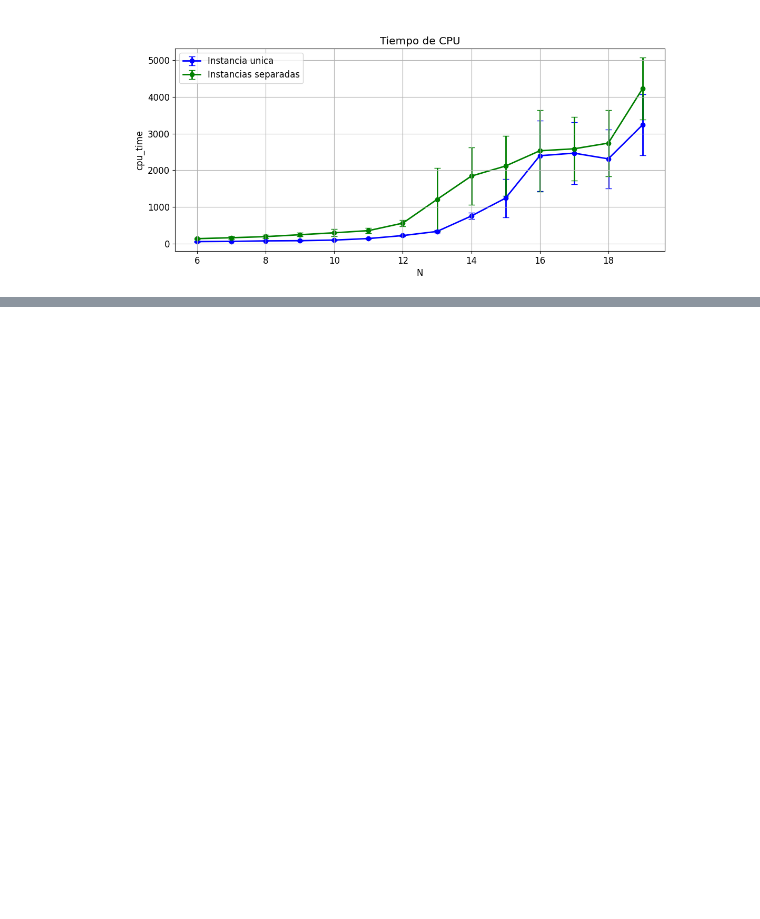
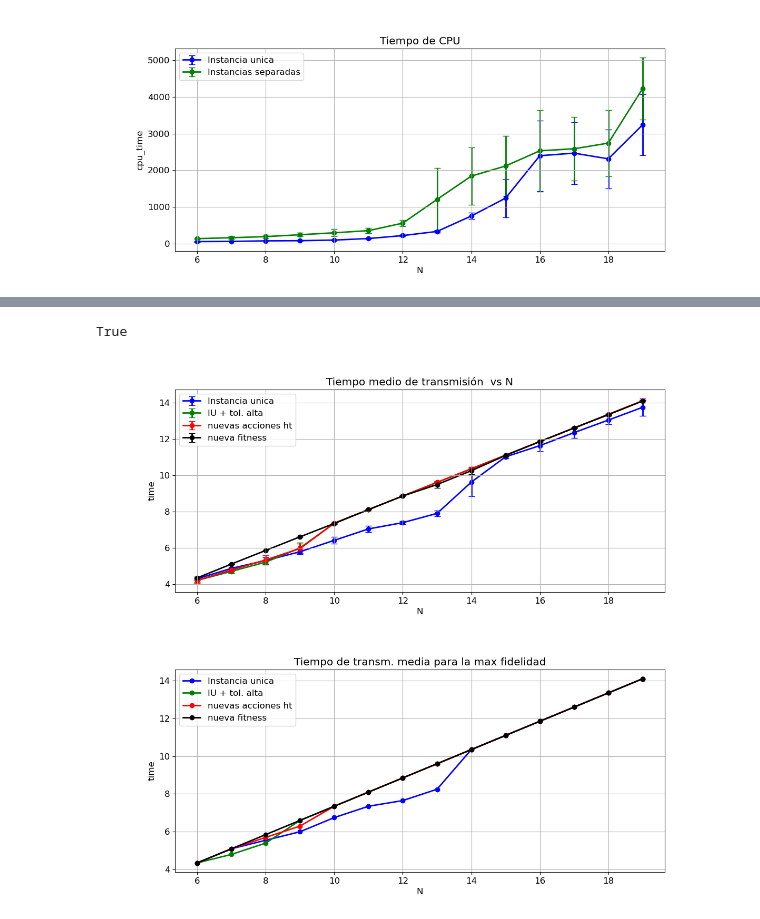
Before and after one commit to sofips/dynamic_ga, a Jupyter notebook: test.ipynb, the cells around one changed output, grey strips where cells are left out. Cells and saved outputs as stored; diff of their text form; code cells hidden in the pictures; blank space fills up the shorter version.

Commit message:
implementation of non acc fitness

```diff
--- a/test.ipynb
+++ b/test.ipynb
@@ -287,0 +329,7 @@ plt.legend()
+# %%
+compare_mean([original_version,high_tolerance,na_ht_df,og_wd_df],title= 'Tiempo medio de transmisión  vs N', attribute= 'time',labels=['Instancia unica', 'IU + tol. alta', 'nuevas acciones ht', 'nueva fitness'])
+compare_maxmin([original_version,high_tolerance,na_ht_df,og_wd_df],title= 'Tiempo de transm. media para la max fidelidad', attribute= 'time',labels=['Instancia unica', 'IU + tol. alta', 'nuevas acciones ht', 'nueva fitness'])
+# %% [output]
+True
+[figure, added]
+[figure, added]
```
Also changed, not shown: parts of 5 cells of this notebook, 2 other files.
